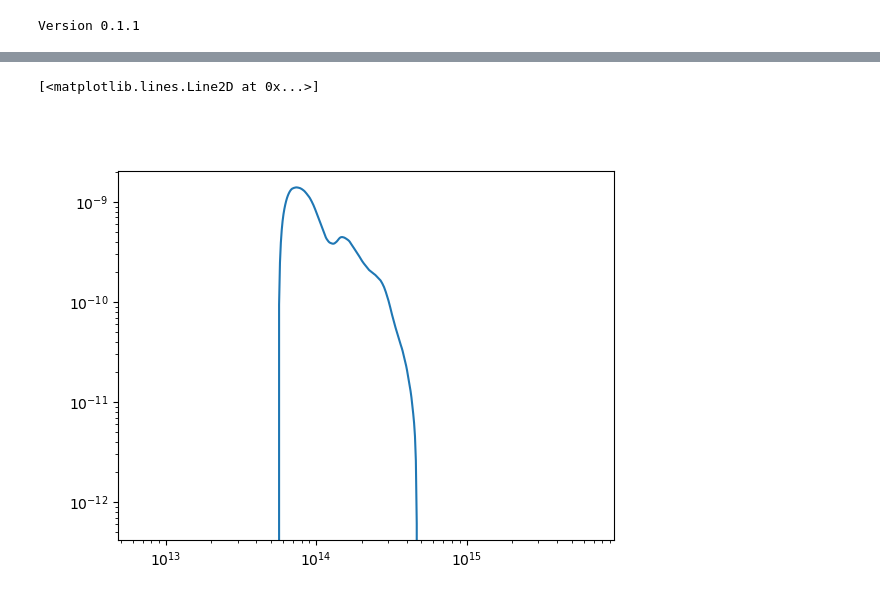
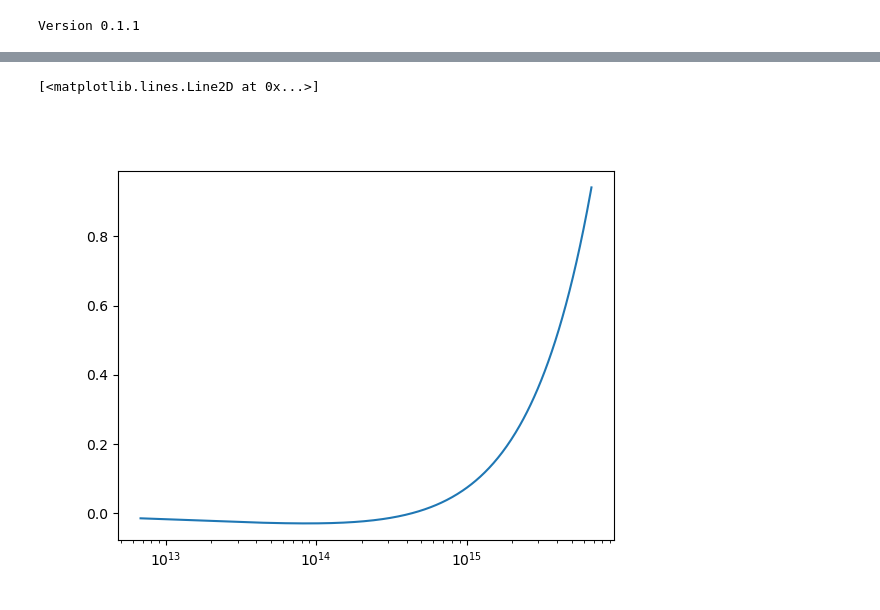
Before and after one commit to ohahn/DISCO-EB, a Jupyter notebook: nb_massfunctions.ipynb, the cells around one changed output, grey strips where cells are left out. Saved outputs shown, nothing was run; the diff lists cells and outputs as text; code cells hidden in the pictures.

```diff
--- a/nb_massfunctions.ipynb
+++ b/nb_massfunctions.ipynb
@@ -221,9 +331,9 @@ def compute_Tinker_MF( theta ):
 
 fiducial_parameters = jnp.array([Omegam, Omegab, w_DE_0, 1+w_DE_a, n_s, h, mnu, sigma_8, aout])
 
-dNdlM, M = compute_Tinker_MF( fiducial_parameters )
+dNdlM, M, deltac = compute_MF( fiducial_parameters )
 # %%
-jacdNdlM, jacM = jax.jacfwd( compute_Tinker_MF )( fiducial_parameters )
+jacdNdlM, jacM, jacdeltac = jax.jacfwd( compute_MF )( fiducial_parameters )
 # %%
 test_Omegam  =  Omegam
 test_Omegab  =  Omegab
@@ -318,7 +507,7 @@ ax.axhspan(-0.01, 0.01, facecolor='gray', alpha=0.5)
 # %%
 fig, ax = plt.subplots()
-idx = 2
-ax.loglog( M, jacdNdlM[:,idx]  )
+idx = 6
+ax.semilogx( M, jacdNdlM[:,idx] / dNdlM  )
 # %% [output]
 [<matplotlib.lines.Line2D at 0x...>]
-[figure, old version]
+[figure, new version]
```
Also changed, not shown: parts of 15 cells of this notebook, 1 other file.
